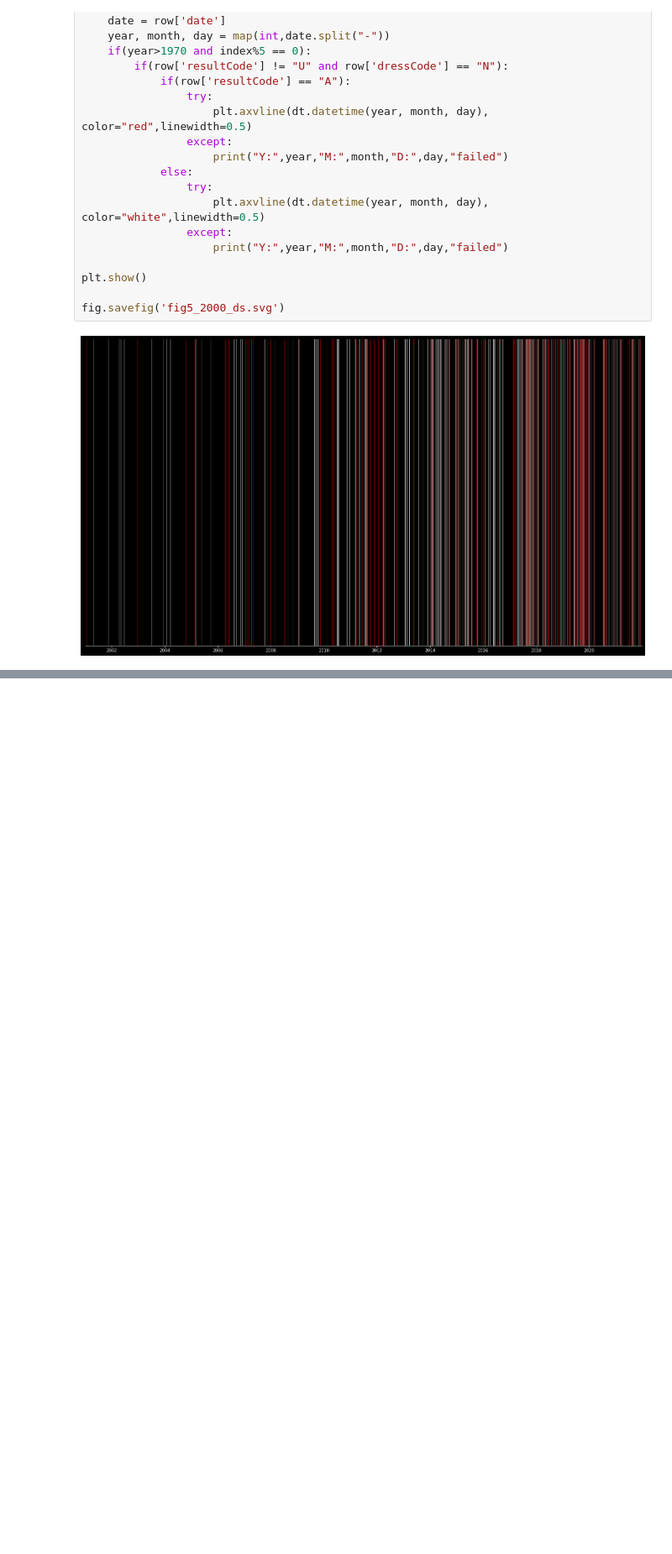
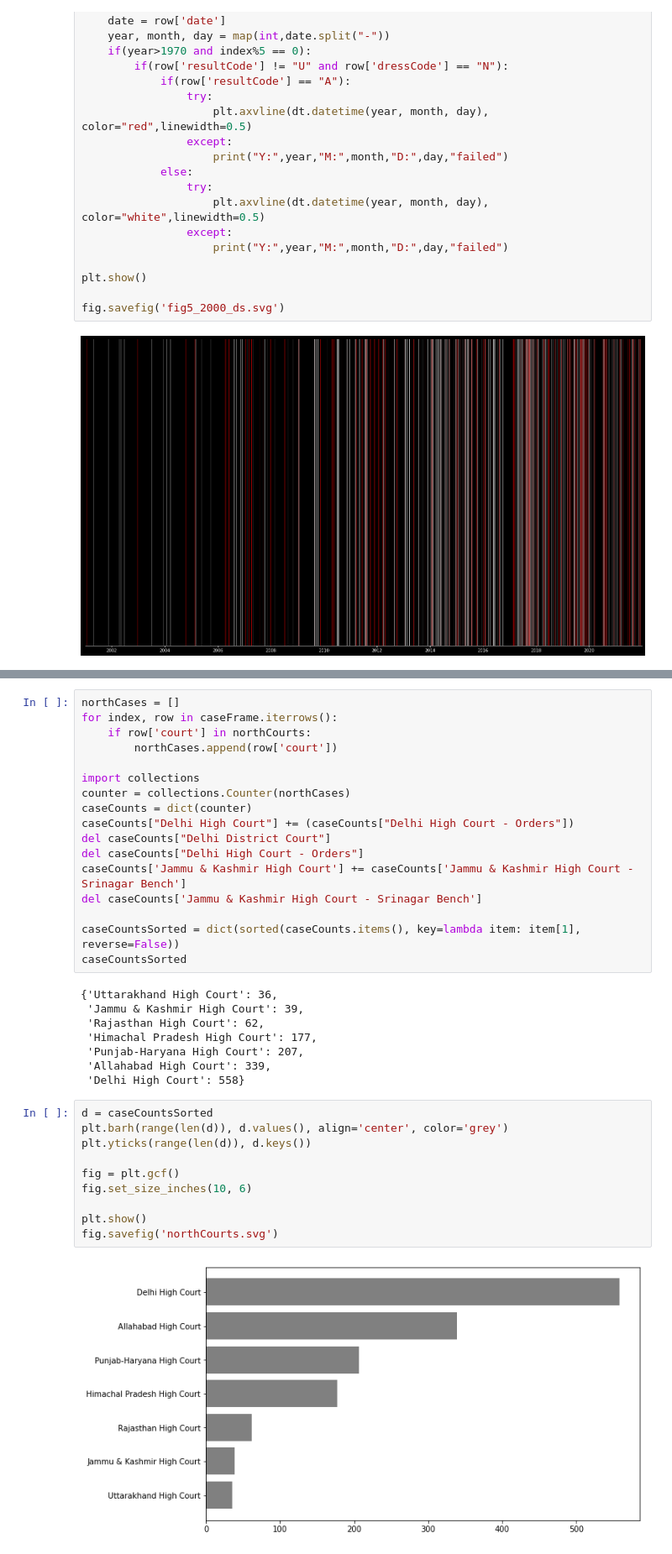
Before and after one commit to JuliusStein/kanoon_transcript_nlp, a Jupyter notebook: python_plotting/pyplot.ipynb, the cells around one changed output, grey strips where cells are left out. Shown at 84% size. Drawn from its saved outputs; the diff is of its cells as text; blank space fills up the shorter version.

```diff
--- a/python_plotting/pyplot.ipynb
+++ b/python_plotting/pyplot.ipynb
@@ -369,0 +414,37 @@ fig.savefig('fig6_2000_ds.svg')
+# %%
+northCases = []
+for index, row in caseFrame.iterrows():
+    if row['court'] in northCourts:
+        northCases.append(row['court'])
+
+import collections
+counter = collections.Counter(northCases)
+caseCounts = dict(counter)
+caseCounts["Delhi High Court"] += (caseCounts["Delhi High Court - Orders"])
+del caseCounts["Delhi District Court"]
+del caseCounts["Delhi High Court - Orders"]
+caseCounts['Jammu & Kashmir High Court'] += caseCounts['Jammu & Kashmir High Court - Srinagar Bench']
+del caseCounts['Jammu & Kashmir High Court - Srinagar Bench']
+
+caseCountsSorted = dict(sorted(caseCounts.items(), key=lambda item: item[1], reverse=False))
+caseCountsSorted
+# %% [output]
+{'Uttarakhand High Court': 36,
+ 'Jammu & Kashmir High Court': 39,
+ 'Rajasthan High Court': 62,
+ 'Himachal Pradesh High Court': 177,
+ 'Punjab-Haryana High Court': 207,
+ 'Allahabad High Court': 339,
+ 'Delhi High Court': 558}
+# %%
+d = caseCountsSorted
+plt.barh(range(len(d)), d.values(), align='center', color='grey')
+plt.yticks(range(len(d)), d.keys())
+
+fig = plt.gcf()
+fig.set_size_inches(10, 6)
+
+plt.show()
+fig.savefig('northCourts.svg')
+# %% [output]
+[figure, added]
```
Also changed, not shown: parts of 6 cells of this notebook, 8 other files.
